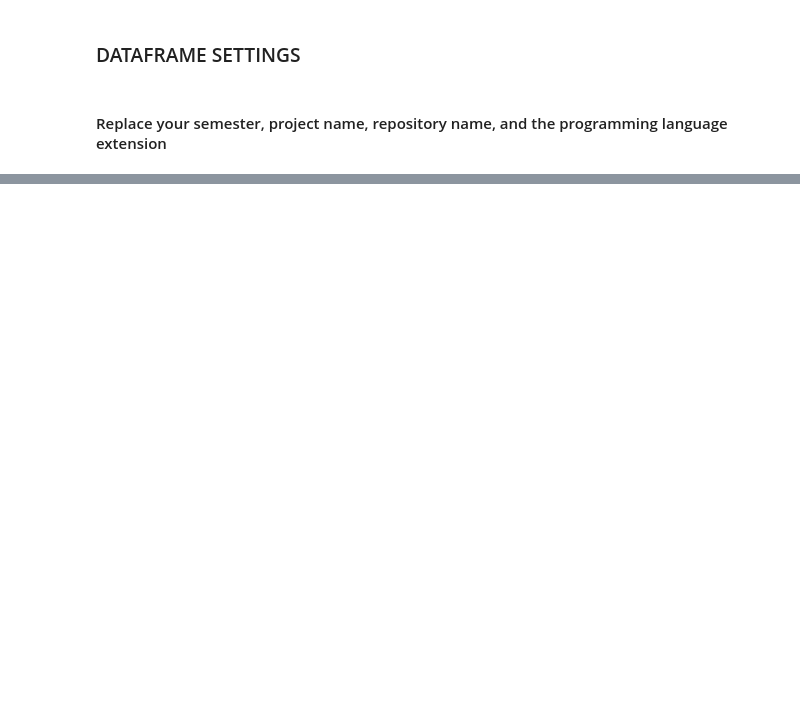
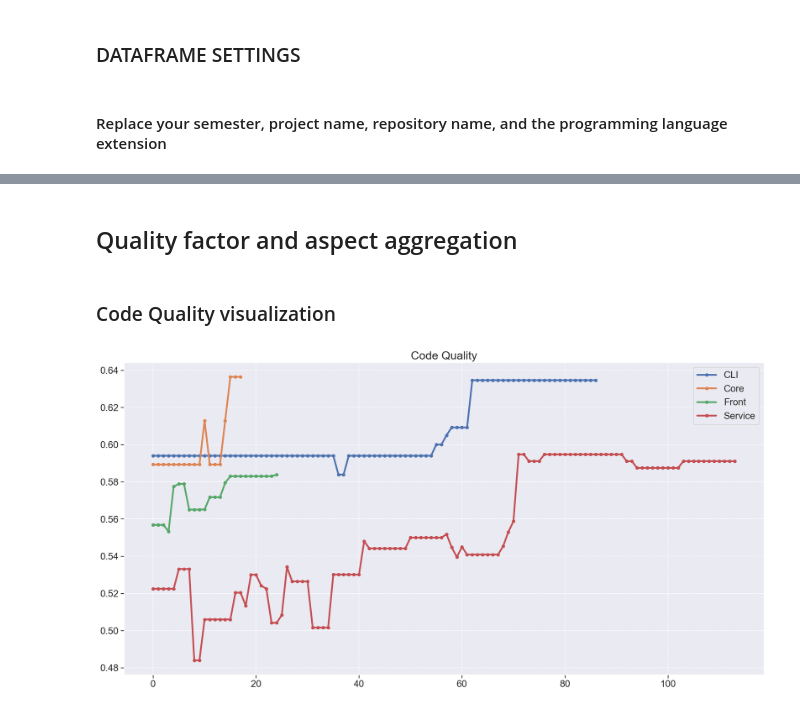
Before and after one commit to fga-eps-mds/Analytics, a Jupyter notebook: analytics.ipynb, the cells around one changed output, grey strips where cells are left out. Cells and saved outputs as stored; diff of their text form; code cells hidden in the pictures; blank space fills up the shorter version.

```diff
--- a/analytics.ipynb
+++ b/analytics.ipynb
@@ -509,0 +224,3 @@ metrics_df.to_csv('data/fga-eps-mds-2021-1-YourProjectName-{}.csv'.format(curren
+# %%
+file_component_df = create_component_df(sonar_files)
+file_component_df.repository.unique()
@@ -509,0 +406,14 @@ metrics_df.to_csv('data/fga-eps-mds-2021-1-YourProjectName-{}.csv'.format(curren
+# %%
+for name, data in metrics.items():
+    fig = plt.figure(figsize=(20, 10))
+
+    plt.plot(data['m1'], linewidth=3, marker='o', markersize=5, label="m1 - Complexity")
+    plt.plot(data['m2'], linewidth=3, marker='o', markersize=5, label="m2 - Comments")
+    plt.plot(data['m3'], linewidth=3, marker='o', markersize=5, label="m3 - Duplication")
+    plt.plot(data['m4'], linewidth=3, marker='o', markersize=5, label="m4 - Passed tests")
+    plt.plot(data['m5'], linewidth=3, marker='o', markersize=5, label="m5 - Fast test builds")
+    plt.plot(data['m6'], linewidth=3, marker='o', markersize=5, label="m6 - Coverage")
+
+    plt.title(f"{name} - Metrics", fontsize=20)
+    plt.legend(loc='best')
+    plt.show()
@@ -509,0 +425,33 @@ metrics_df.to_csv('data/fga-eps-mds-2021-1-YourProjectName-{}.csv'.format(curren
+# %% [markdown]
+## Quality factor and aspect aggregation
+# %%
+psc1 = 1
+psc2 = 1
+pc1 = 0.5
+pc2 = 0.5
+pm1 = 0.33
+pm2 = 0.33
+pm3 = 0.33
+pm4 = 0.25
+pm5 = 0.25
+pm6 = 0.5
+
+
+# Here you will need to create the code_quality and testing_status metrics for each repository, in this case, we have 4 repositories
+
+for name, data in metrics.items():
+    data['code_quality'] = ((data['m1']*pm1) + (data['m2']*pm2) + (data['m3']*pm3)) * psc1
+    data['testing_status'] = ((data['m4']*pm4) + (data['m5']*pm5) + (data['m6']*pm6)) * psc2
+# %% [markdown]
+### Code Quality visualization
+# %%
+fig = plt.figure(figsize=(20, 10))
+
+for name, data in metrics.items():
+    plt.plot(data['code_quality'], linewidth=3, marker='o', markersize=5, label=name)
+
+plt.title("Code Quality", fontsize=20)
+plt.legend(loc='best')
+plt.show()
+# %% [output]
+[figure, added]
```
Also changed, not shown: parts of 122 cells of this notebook.
